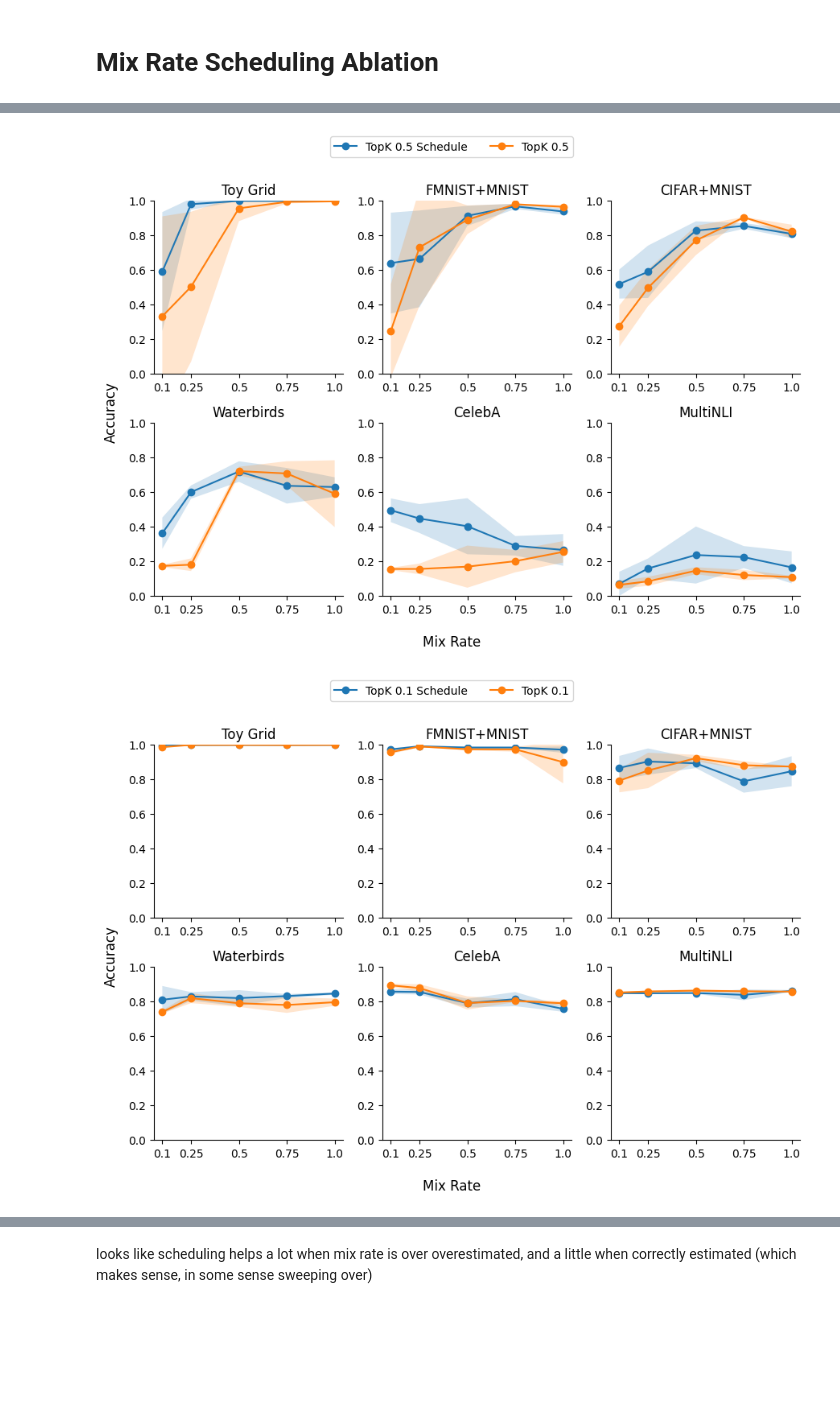
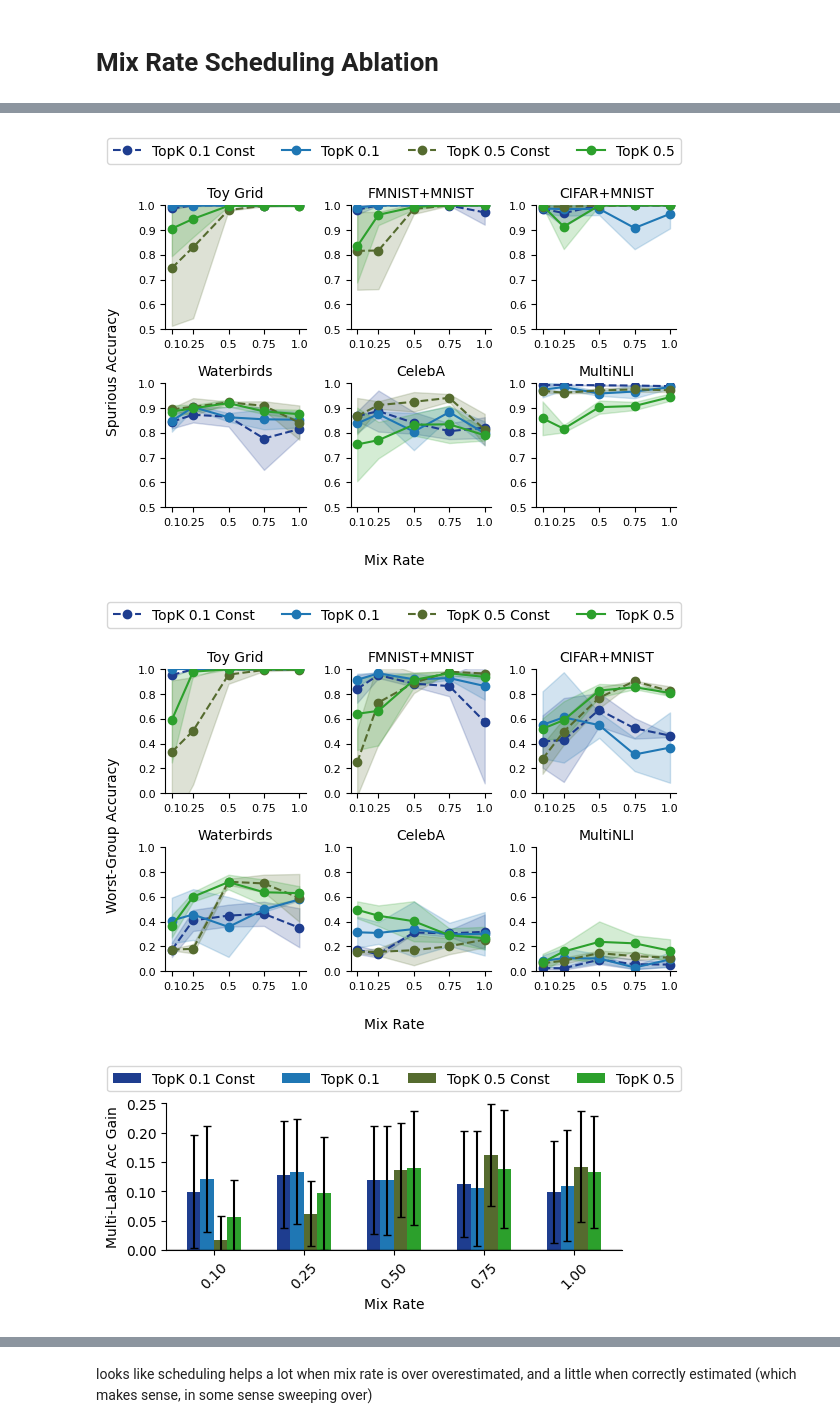
Before and after one commit to oliveradk/diverse-gen, a Jupyter notebook: experiments/250129_mix_rate_schedule/2_mix_rate_schedule_final_results.ipynb, the cells around one changed output, grey strips where cells are left out. Drawn from its saved outputs; the diff is of its cells as text; code cells hidden in the pictures; blank space fills up the shorter version.

```diff
--- a/experiments/250129_mix_rate_schedule/2_mix_rate_schedule_final_results.ipynb
+++ b/experiments/250129_mix_rate_schedule/2_mix_rate_schedule_final_results.ipynb
@@ -18,7 +18,7 @@ CC_RESULTS_DIR = "experiments/250122_cc/results"
 RESULTS_DIR = "experiments/250129_mix_rate_schedule/results"
 os.makedirs(RESULTS_DIR, exist_ok=True)
 # %%
-MIX_RATES = [0.10, 0.25, 0.5, 0.75, 1.0]
+MIX_RATES = [0.1, 0.25, 0.5, 0.75, 1.0]
 DATASETS = ["toy_grid", "fmnist_mnist", "cifar_mnist", "waterbirds", "celebA-0", "multi-nli"]
 METHODS = ["DivDis", "TopK 0.5", "TopK 0.1", "DBAT", "ERM"]
 METHODS_TO_LOAD = ["TopK 0.5", "TopK 0.1"]
@@ -348,14 +401,14 @@ plot_aggregate_metrics(
 # %% [markdown]
 # Mix Rate Scheduling Ablation
 # %%
-ABLATION_METHODS = ["TopK 0.5", "TopK 0.1", "TopK 0.5 Schedule", "TopK 0.1 Schedule"]
+ABLATION_METHODS = ["TopK 0.1 Const", "TopK 0.1", "TopK 0.5 Const", "TopK 0.5"]
 # %%
 def create_ablation_df(base_df: pd.DataFrame, schedule_df: pd.DataFrame) -> pd.DataFrame:
     # Get TopK results from constant mix rate
     base_topk_df = base_df[base_df['Method'].isin(['TopK 0.5', 'TopK 0.1'])].copy()
     base_topk_df['Method'] = base_topk_df['Method'].map({
-        'TopK 0.5': 'TopK 0.5',
-        'TopK 0.1': 'TopK 0.1'
+        'TopK 0.5': 'TopK 0.5 Const',
+        'TopK 0.1': 'TopK 0.1 Const'
     })
 
     erm_df = base_df[base_df['Method'] == 'ERM'].copy()
@@ -363,8 +416,8 @@ def create_ablation_df(base_df: pd.DataFrame, schedule_df: pd.DataFrame) -> pd.D
     # Get TopK results from scheduled mix rate
     schedule_topk_df = schedule_df[schedule_df['Method'].isin(['TopK 0.5', 'TopK 0.1'])].copy()
     schedule_topk_df['Method'] = schedule_topk_df['Method'].map({
-        'TopK 0.5': 'TopK 0.5 Schedule',
-        'TopK 0.1': 'TopK 0.1 Schedule'
+        'TopK 0.5': 'TopK 0.5',
+        'TopK 0.1': 'TopK 0.1'
     })
 
     # Combine the dataframes
@@ -393,3 +446,19 @@ rate_data.get_group(0.10)
 Name: Accuracy, dtype: float64
+# %%
+method_colors = {
+    "TopK 0.1": color_map[0],
+    "DivDis": color_map[1],
+    "TopK 0.5": color_map[2],
+    "DBAT": color_map[3],
+    "ERM": color_map[4],
+    "TopK 0.1 Const": '#1e3d8f',
+    "TopK 0.5 Const": '#556b2f'
+}
+method_linestyle = {
+    "TopK 0.1": '-',
+    "TopK 0.5": '-',
+    "TopK 0.1 Const": '--',
+    "TopK 0.5 Const": '--'
+}
 # %%
 fig, axes = plot_acc_results_grid(
@@ -405,23 +476,44 @@ plt.show()
+# %%
+fig, axes = plot_acc_results_grid(
+    ablat_alt_acc_df,
+    dataset_titles=DATASET_TITLES,
+    methods=ABLATION_METHODS,
+    method_colors=method_colors,
+    method_linestyle=method_linestyle,
+    ylim=(0.5, 1.0),
+    ylabel="Spurious Accuracy"
+)
+fig.savefig(f"{RESULTS_DIR}/cc_mix_rate_alt_ablat.svg", bbox_inches="tight", dpi=300)
+plt.show()
+# %% [output]
+[figure, added]
 # %%
 fig, axes = plot_acc_results_grid(
     ablat_worst_acc_df,
     dataset_titles=DATASET_TITLES,
-    methods=["TopK 0.5 Schedule", "TopK 0.5"],
-    ylim=(0.0, 1.0)
+    methods=ABLATION_METHODS,
+    method_colors=method_colors,
+    method_linestyle=method_linestyle,
+    ylim=(0.0, 1.0),
+    ylabel="Worst-Group Accuracy"
 )
-fig.savefig(f"{RESULTS_DIR}/cc_mix_rate_avg_ablat.svg", bbox_inches="tight", dpi=300)
+fig.savefig(f"{RESULTS_DIR}/cc_mix_rate_worst_ablat.svg", bbox_inches="tight", dpi=300)
 plt.show()
 # %% [output]
-[figure, old version]
+[figure, new version]
 # %%
-fig, axes = plot_acc_results_grid(
-    avg_acc_ablat_df,
-    dataset_titles=DATASET_TITLES,
-    methods=["TopK 0.1 Schedule", "TopK 0.1"],
-    ylim=(0.0, 1.0)
+fig, ax = plot_aggregate_metrics(
+    df=avg_acc_ablat_df,
+    included_methods=ABLATION_METHODS,
+    metric_col='Accuracy',
+    use_quartiles=False,
+    ylim=(0.0, 0.25),
+    ylabel="Multi-Label Acc Gain",
+    method_colors=method_colors,
+    legend_bbox=(0.5, 1.3)
 )
-fig.savefig(f"{RESULTS_DIR}/cc_mix_rate_avg_ablat.svg", bbox_inches="tight", dpi=300)
+fig.savefig(f"{RESULTS_DIR}/cc_mix_rate_multi_label_ablat_agg.svg", bbox_inches="tight", dpi=300)
 plt.show()
 # %% [output]
-[figure, old version]
+[figure, new version]
 # %%
```
Also changed, not shown: parts of 16 cells of this notebook.
